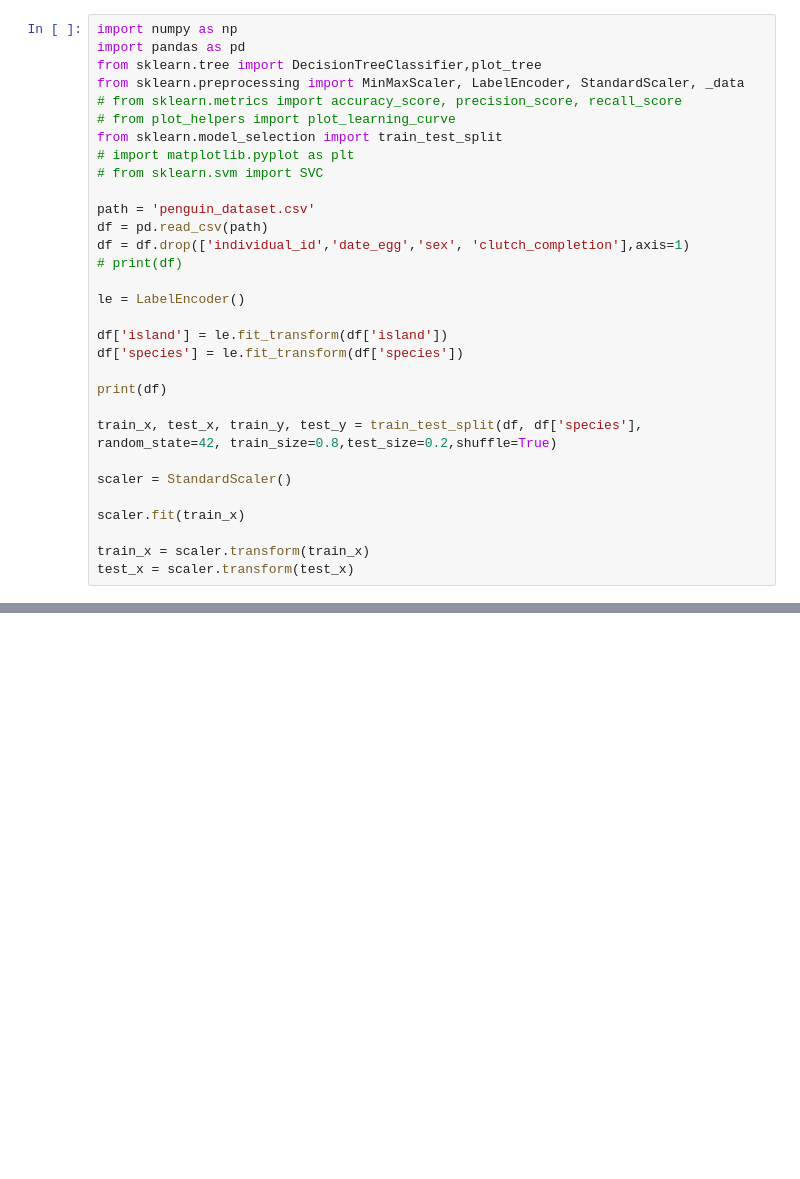
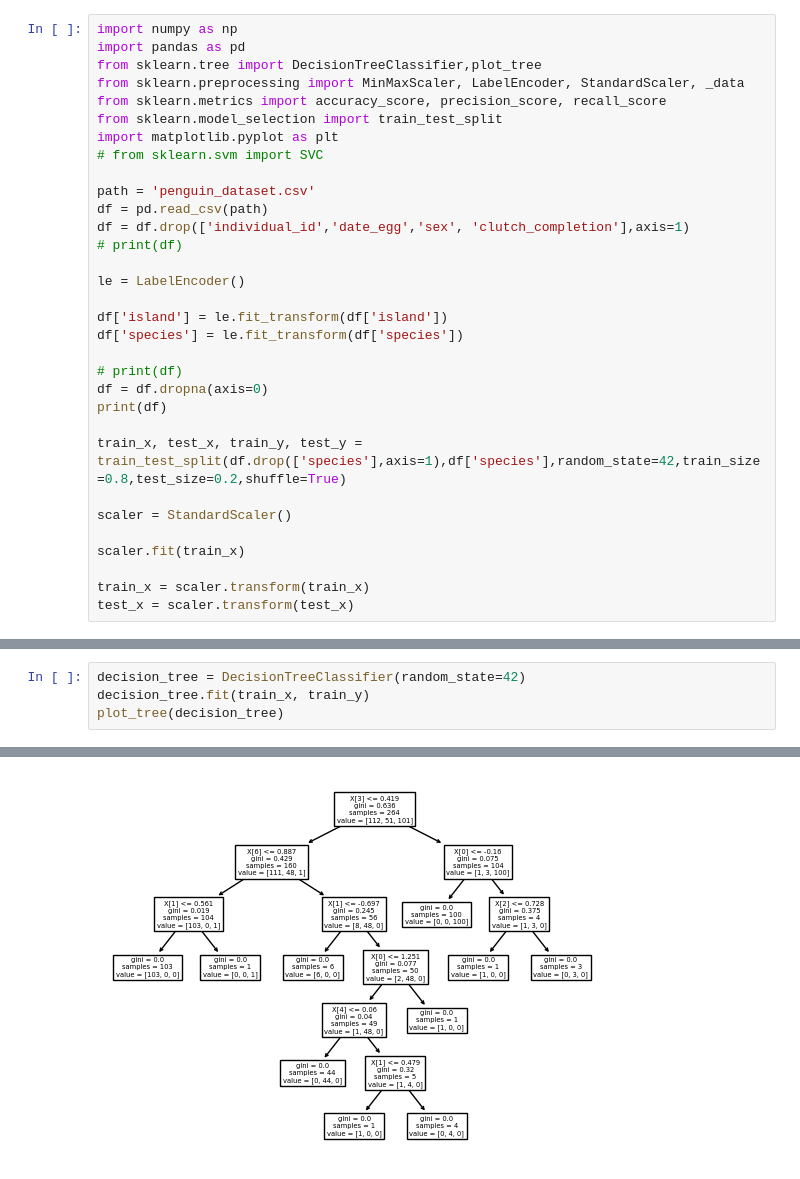
Before and after one commit to savannah-martin/fightingpenguins, a Jupyter notebook: penguins.ipynb, the cells around one changed output, grey strips where cells are left out. Saved outputs shown, nothing was run; the diff lists cells and outputs as text; blank space fills up the shorter version.

Commit message:
all - plot

```diff
--- a/penguins.ipynb
+++ b/penguins.ipynb
@@ -3,10 +3,9 @@ import numpy as np
 import pandas as pd
 from sklearn.tree import DecisionTreeClassifier,plot_tree
 from sklearn.preprocessing import MinMaxScaler, LabelEncoder, StandardScaler, _data
-# from sklearn.metrics import accuracy_score, precision_score, recall_score
-# from plot_helpers import plot_learning_curve
+from sklearn.metrics import accuracy_score, precision_score, recall_score
 from sklearn.model_selection import train_test_split
-# import matplotlib.pyplot as plt
+import matplotlib.pyplot as plt
 # from sklearn.svm import SVC
 
 path = 'penguin_dataset.csv'
@@ -19,9 +18,11 @@ le = LabelEncoder()
 df['island'] = le.fit_transform(df['island'])
 df['species'] = le.fit_transform(df['species'])
 
+# print(df)
+df = df.dropna(axis=0)
 print(df)
 
-train_x, test_x, train_y, test_y = train_test_split(df, df['species'], random_state=42, train_size=0.8,test_size=0.2,shuffle=True)
+train_x, test_x, train_y, test_y = train_test_split(df.drop(['species'],axis=1),df['species'],random_state=42,train_size=0.8,test_size=0.2,shuffle=True)
 
 scaler = StandardScaler()
 
@@ -49,0 +51,5 @@ test_x = scaler.transform(test_x)
+# %%
+decision_tree = DecisionTreeClassifier(random_state=42)
+decision_tree.fit(train_x, train_y)
+plot_tree(decision_tree)
+# %% [output]
@@ -49,0 +75 @@ test_x = scaler.transform(test_x)
+[figure, added]
```
Also changed, not shown: parts of 4 cells of this notebook.
